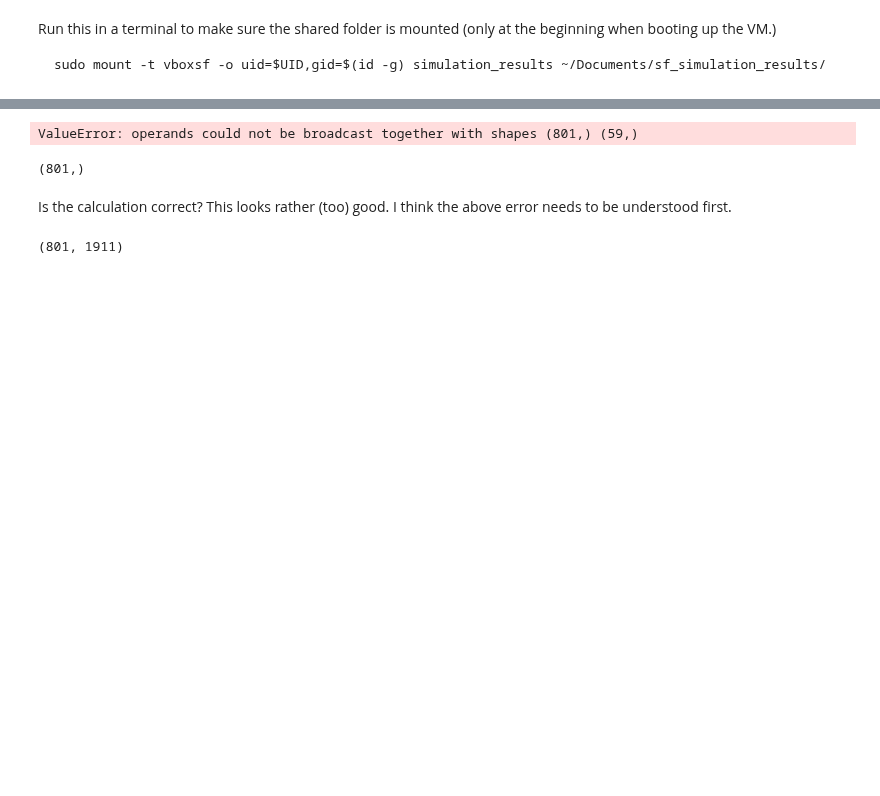
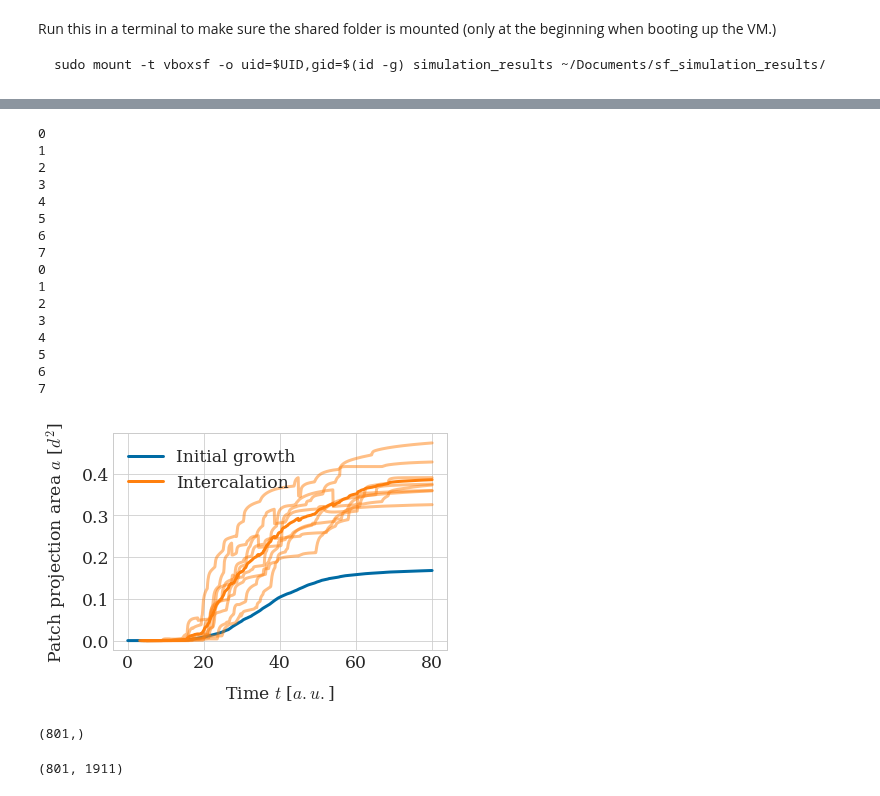
Before and after one commit to somathias/CartilageCBM, a Jupyter notebook: exp-baseline.ipynb, the cells around one changed output, grey strips where cells are left out. Saved outputs shown, nothing was run; the diff lists cells and outputs as text; code cells hidden in the pictures; blank space fills up the shorter version.

```diff
--- a/exp-baseline.ipynb
+++ b/exp-baseline.ipynb
@@ -111,6 +160,10 @@ Data:
 # %%
-dir_baseline = 'exp-draft/cartilage_sheet/baseline/20220608-154334/'
+dir_baseline = 'exp-draft/cartilage_sheet/baseline/20220609-141147/'
 
 # save label-path tuple
 with open(path_to_label_files+'baseline', 'w') as f:
-    f.write(dir_baseline+'0/')
+    f.write(dir_baseline+'1/')
+
+dir_comparison = 'exp-draft/mesenchymal_condensation/psl5/20220610-104855/'
+with open(path_to_label_files+'psl5', 'w') as f:
+    f.write(dir_comparison+'0/')
@@ -117,26 +214,60 @@ with open(path_to_label_files+'baseline', 'w') as f:
 # %%
+# Compare with column growth, psl =5
+# time steps are consistent across runs, so it's sufficient to load them from a single path
+times_d, coords_d = sm.read_in_data('/home/kubuntu1804/Documents/sf_simulation_results/'+dir_comparison + '0/results_from_time_0/')
+
+ppa_av_d = np.zeros(times_d.shape)
+#for seed in range(6):
+for seed in range(8):
+    print(seed)
+    ppa = np.loadtxt('/home/kubuntu1804/Documents/sf_simulation_results/'+dir_comparison+str(seed)+'/results_from_time_0/metrics_results/data_patch_projection_area_av.txt', dtype=float)
+    #plt.plot(times_d, ppa, color=defcolors[5], alpha=0.5)
+    ppa_av_d = ppa_av_d + ppa
+ppa_av_d = ppa_av_d /8
+plt.plot(times_d, ppa_av_d, color=defcolors[0], label='Initial growth')
+
 
 # time steps are consistent across runs, so it's sufficient to load them from a single path
 times_d, coords_d = sm.read_in_data('/home/kubuntu1804/Documents/sf_simulation_results/'+dir_baseline + '0/results_from_time_0/')
 
 ppa_av_d = np.zeros(times_d.shape)
-for seed in range(6):
-    ppa_av_d = ppa_av_d + np.loadtxt('/home/kubuntu1804/Documents/sf_simulation_results/'+dir_baseline+str(seed)+'/results_from_time_0/metrics_results/data_patch_projection_area_av.txt', dtype=float)
-ppa_av_d = ppa_av_d /6
+#for seed in range(6):
+for seed in range(8):
+    print(seed)
+    ppa = np.loadtxt('/home/kubuntu1804/Documents/sf_simulation_results/'+dir_baseline+str(seed)+'/results_from_time_0/metrics_results/data_patch_projection_area_av.txt', dtype=float)
+    plt.plot(times_d, ppa, color=defcolors[1], alpha=0.5)
+    ppa_av_d = ppa_av_d + ppa
+ppa_av_d = ppa_av_d /8
+plt.plot(times_d, ppa_av_d, color=defcolors[1], label='Intercalation')
 
+#plt.legend()
+plt.xlabel('Time $t$ [$a.u.$]')
+plt.ylabel('Patch projection area $a$ [$d^2$]')
+plt.legend()
 
-plt.plot(times_d, ppa_av_d)
-#plt.legend()
-plt.xlabel('Time')
-plt.ylabel('Average patch projection area')
+plt.savefig(path_to_plots+'intercalation_baseline.pdf', bbox_inches='tight', dpi=600)
 # %% [output]
-ValueError: operands could not be broadcast together with shapes (801,) (59,)
+0
+1
+2
+3
+4
+5
+6
+7
+0
+1
+2
+3
+4
+5
+6
+7
+[figure, added]
 # %%
 times_d.shape
 # %% [output]
 (801,)
-# %% [markdown]
-Is the calculation correct? This looks rather (too) good. I think the above error needs to be understood first.
 # %%
 coords_d.shape
 # %% [output]
```
Also changed, not shown: parts of 13 cells of this notebook, 7 other files.
